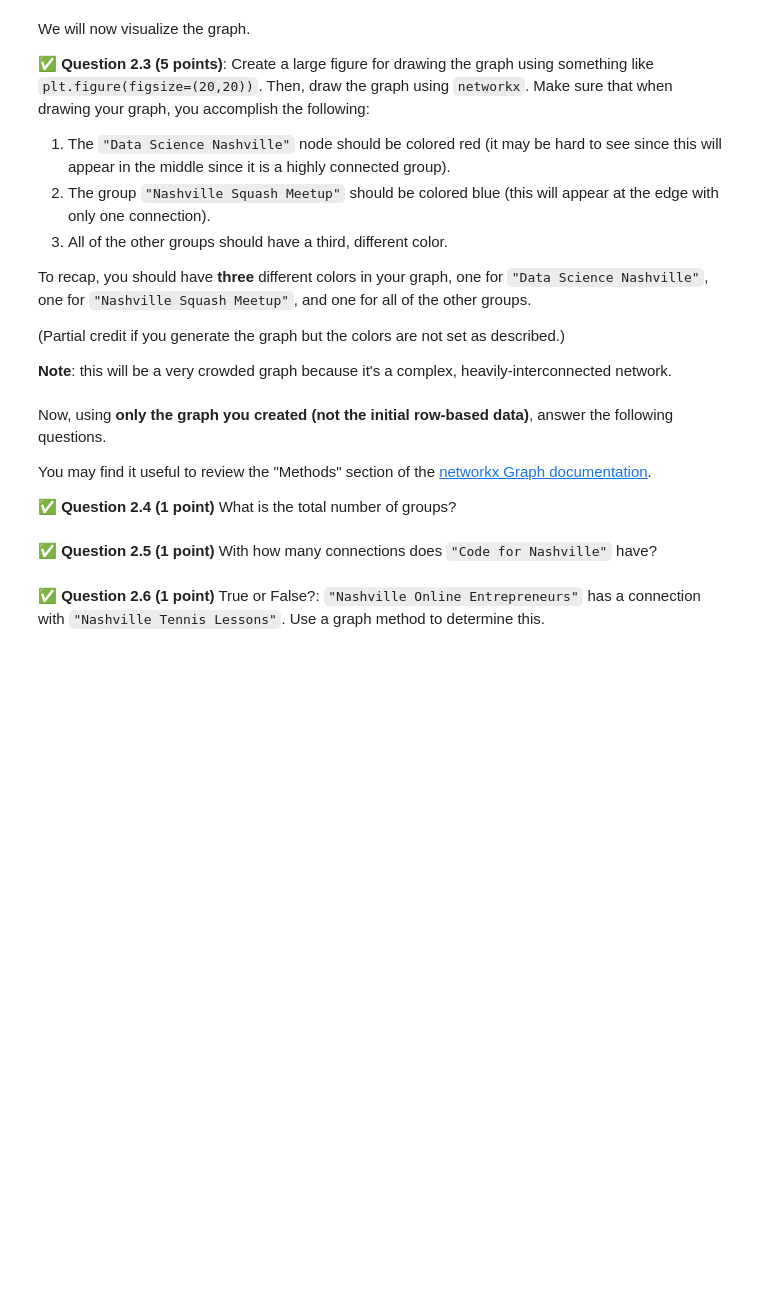
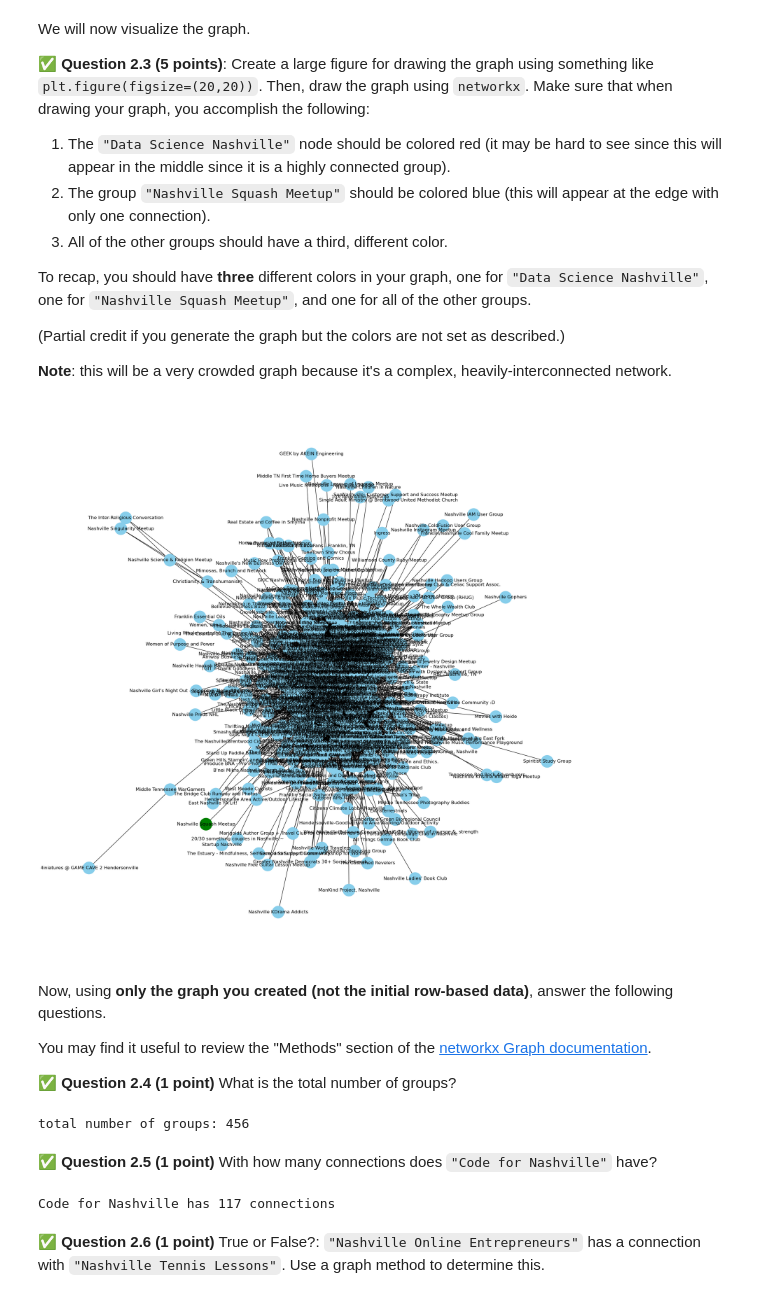
Before and after one commit to schererm/CMSE202-s24-turnin, a Jupyter notebook: final/CMSE202-Final-Section004-S24-STUDENT.ipynb, the cells around one changed output. Cells and saved outputs as stored; diff of their text form; code cells hidden in the pictures; blank space fills up the shorter version.

```diff
--- a/final/CMSE202-Final-Section004-S24-STUDENT.ipynb
+++ b/final/CMSE202-Final-Section004-S24-STUDENT.ipynb
@@ -52,3 +52,7 @@ In this part of the exam, we will look at Facebook groups in Tennessee. Some of
 &#9989; **Question 2.1 (3 points)**: To get started, **download the `.csv` file and place it in the same directory as your notebook**, then **read in the `FacebookGroupNetwork.csv` dataset** and finally **display the first few rows of the data**. You can use **Pandas** for this task or any other Python tool you prefer.
 # %%
 ### Put your code here
+import pandas as pd
+
+fb_group = pd.read_csv('FacebookGroupNetwork.csv')
+fb_group.head()
@@ -61,3 +70,11 @@ You should see three columns: `group1`, `group2`, and `weight`. We are going to
+# %%
+### Put your code here
+import networkx as nx
+
+G = nx.Graph()
+
+for index, row in fb_group.iterrows():
+    G.add_edge(row['group1'], row['group2'])
 # %% [markdown]
 We will now visualize the graph.
 
@@ -76,3 +91,21 @@ To recap, you should have **three** different colors in your graph, one for `"Da
+# %%
+### Put your code here
+import matplotlib.pyplot as plt
+
+color_map = []
+for node in G.nodes():
+    if node == "Data Science Nashville":
+        color_map.append('red')
+    elif node == "Nashville Squash Meetup":
+        color_map.append('green')
+    else:
+        color_map.append('skyblue')
+
+plt.figure(figsize=(20, 20))
+nx.draw(G, with_labels = True, node_color = color_map, node_size=1000)
+plt.show()
+# %% [output]
+[figure, added]
 # %% [markdown]
 Now, using **only the graph you created (not the initial row-based data)**, answer the following questions.
 
@@ -81,5 +114,9 @@ You may find it useful to review the "Methods" section of the [networkx Graph do
 &#9989; **Question 2.4 (1 point)** What is the total number of groups?
 # %%
 ### Put your code here
+nodes = G.number_of_nodes()
+print("total number of groups:", nodes)
+# %% [output]
+total number of groups: 456
 # %% [markdown]
 &#9989; **Question 2.5 (1 point)** With how many connections does `"Code for Nashville"` have?
@@ -88,3 +123,9 @@ You may find it useful to review the "Methods" section of the [networkx Graph do
+# %%
+### Put your code here
+connect = G.degree("Code for Nashville")
+print("Code for Nashville has", connect, "connections")
+# %% [output]
+Code for Nashville has 117 connections
 # %% [markdown]
 &#9989; **Question 2.6 (1 point)** True or False?: `"Nashville Online Entrepreneurs"` has a connection with `"Nashville Tennis Lessons"`. Use a graph method to determine this.
 # %%
```
Also changed, not shown: parts of 12 cells of this notebook.
